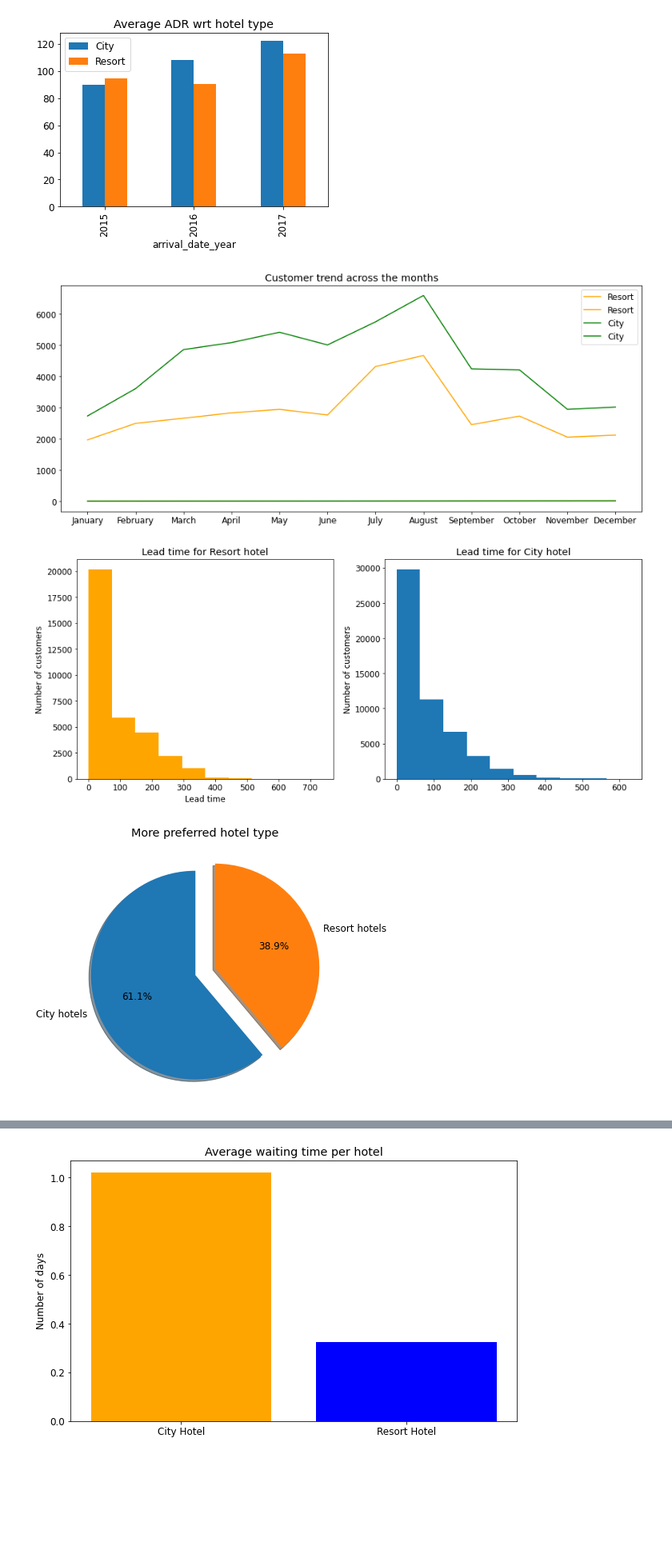
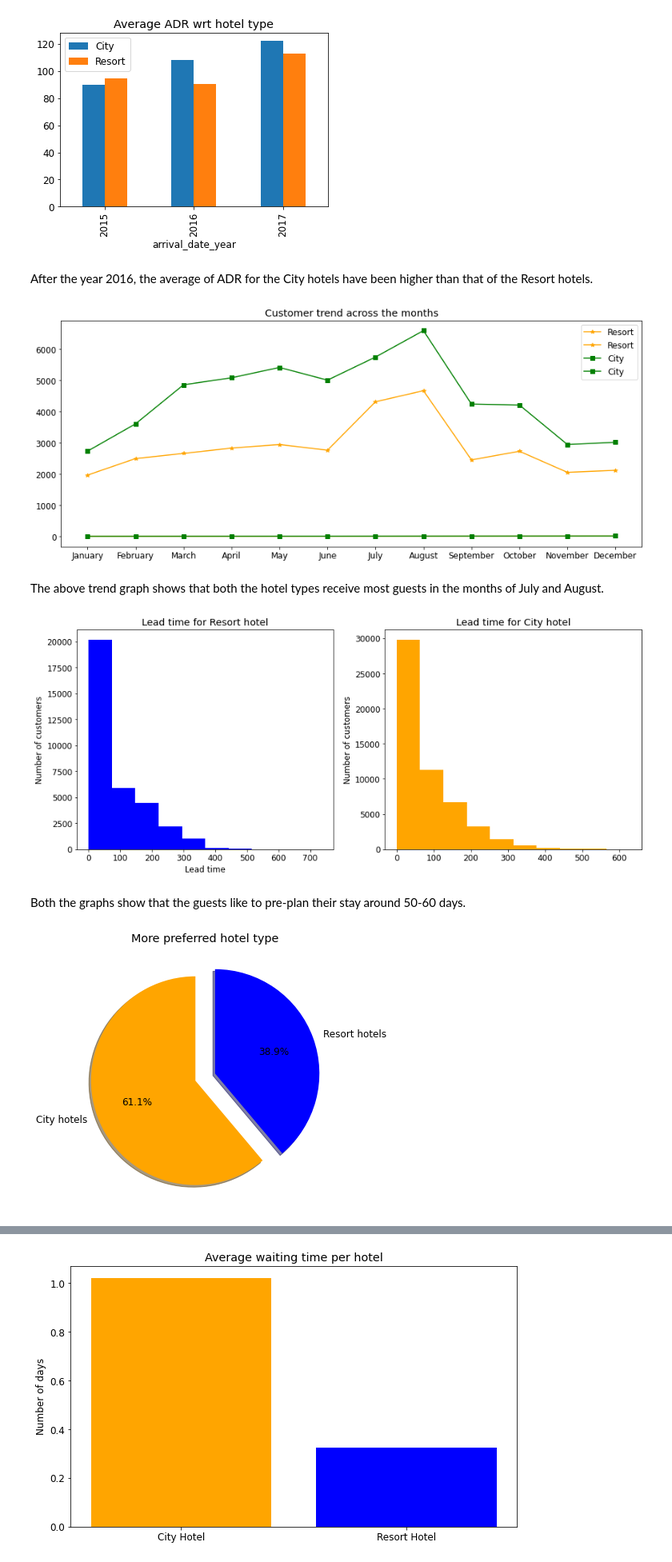
Before and after one commit to jatinsharma16/Capstone-Project-EDA, a Jupyter notebook: Hotel_Booking_Analysis_Capstone_Project.ipynb, the cells around one changed output, grey strips where cells are left out. Shown at 80% size. Saved outputs shown, nothing was run; the diff lists cells and outputs as text; code cells hidden in the pictures; blank space fills up the shorter version.

```diff
--- a/Hotel_Booking_Analysis_Capstone_Project.ipynb
+++ b/Hotel_Booking_Analysis_Capstone_Project.ipynb
@@ -361,6 +433,8 @@ plt.legend(loc = 'upper left')
 plt.show()
 # %% [output]
 [figure]
+# %% [markdown]
+After the year 2016, the average of ADR for the City hotels have been higher than that of the Resort hotels.
 # %%
 def month_number(x):
   temp = {'January':1, 'February':2, 'March':3, 'April':4, 'May':5, 'June':6, 'July':7, 'August':8, 'September':9, 'October':10, 'November':11, 'December':12}
@@ -373,43 +447,48 @@ for i in range(len(df_arrival_month_resort['arrival_date_month'])):
   df_arrival_month_city.iloc[i,0] = month_number(df_arrival_month_city.iloc[i,0])
 # %%
 plt.figure(figsize=(15,6))
-plt.plot(df_arrival_month_resort.sort_values(by=['arrival_date_month'], ignore_index = True), color='orange', label='Resort')
-plt.plot(df_arrival_month_city.sort_values(by=['arrival_date_month'], ignore_index = True), color='green', label='City')
+plt.plot(df_arrival_month_resort.sort_values(by=['arrival_date_month'], ignore_index = True), color='orange', label='Resort', marker = '*')
+plt.plot(df_arrival_month_city.sort_values(by=['arrival_date_month'], ignore_index = True), color='green', label='City', marker = 's')
 plt.title('Customer trend across the months')
 x_ticks = ['January', 'February', 'March', 'April', 'May', 'June', 'July', 'August', 'September', 'October', 'November', 'December']
 plt.xticks(range(len(x_ticks)), x_ticks )
 plt.legend()
 plt.show()
 # %% [output]
-[figure, old version]
+[figure, new version]
+# %% [markdown]
+The above trend graph shows that both the hotel types receive most guests in the months of July and August.
 # %%
 df_lead_time_resort = df.loc[df['hotel'] == 'Resort Hotel', ['lead_time']]
 df_lead_time_city = df.loc[df['hotel'] == 'City Hotel', ['lead_time']]
 plt.figure(figsize=(15,6))
 plt.subplot(1,2,1)
 plt.title('Lead time for Resort hotel')
-plt.hist(df_lead_time_resort['lead_time'], color='orange')
+plt.hist(df_lead_time_resort['lead_time'], color='blue')
 plt.xlabel('Lead time')
 plt.ylabel('Number of customers')
 plt.subplot(1,2,2)
 plt.title('Lead time for City hotel')
-plt.hist(df_lead_time_city['lead_time'])
+plt.hist(df_lead_time_city['lead_time'], color='orange')
 plt.xlabel('Lead time')
 plt.ylabel('Number of customers')
 plt.xlabel('')
 plt.show()
 # %% [output]
-[figure, old version]
+[figure, new version]
+# %% [markdown]
+Both the graphs show that the guests like to pre-plan their stay around 50-60 days.
 # %%
 plt.figure(figsize=(10, 6))
 plt.pie(df.groupby('hotel')['hotel'].value_counts(),
         autopct = '%1.1f%%',
         explode = [0.1,0.1],
         labels = ['City hotels', 'Resort hotels'],
         shadow = True,
-        startangle = 90
+        startangle = 90,
+        colors=['orange', 'blue']
         )
 plt.title('More preferred hotel type')
 plt.show()
 # %% [output]
-[figure, old version]
+[figure, new version]
```
Also changed, not shown: parts of 36 cells of this notebook.
